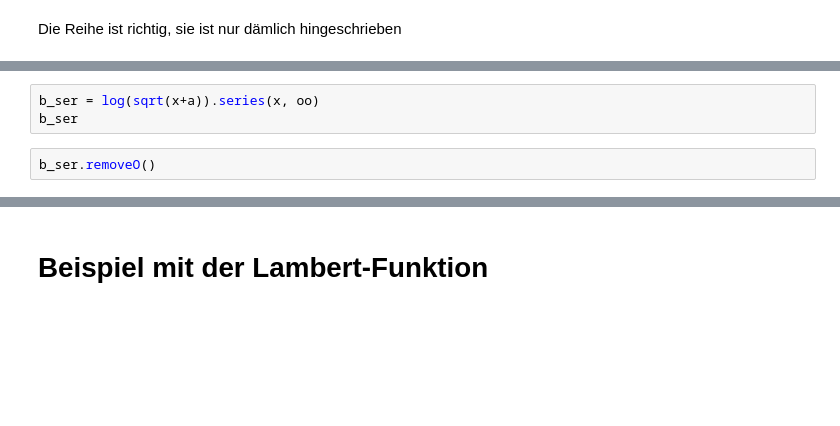
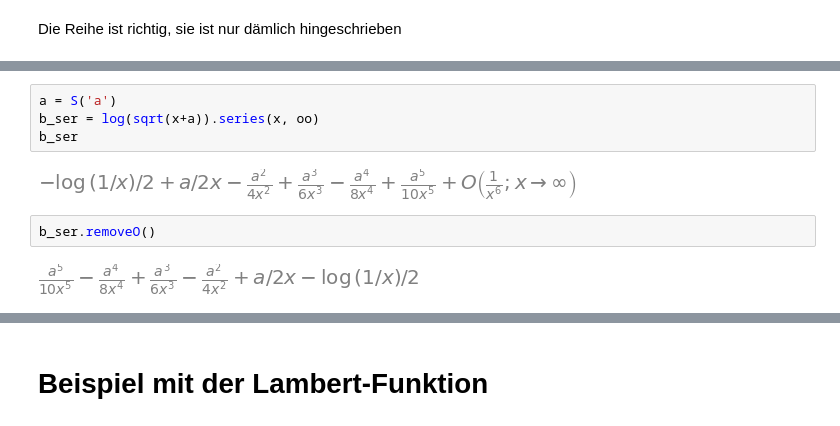
Before and after one commit to Ruediger-Braun/compana22, a Jupyter notebook: Lektion08.ipynb, the cells around one changed output, grey strips where cells are left out. Saved outputs shown, nothing was run; the diff lists cells and outputs as text; blank space fills up the shorter version.

```diff
--- a/Lektion08.ipynb
+++ b/Lektion08.ipynb
@@ -131,8 +158,13 @@ r_ser
 # %%
+a = S('a')
 b_ser = log(sqrt(x+a)).series(x, oo)
 b_ser
+# %% [output]
+[figure, added]
 # %%
 b_ser.removeO()
+# %% [output]
+[figure, added]
 # %%
 reihe = x + 9 + 100/x + O(1/x**2, (x,oo))
 reihe
```
Also changed, not shown: parts of 57 cells of this notebook.
